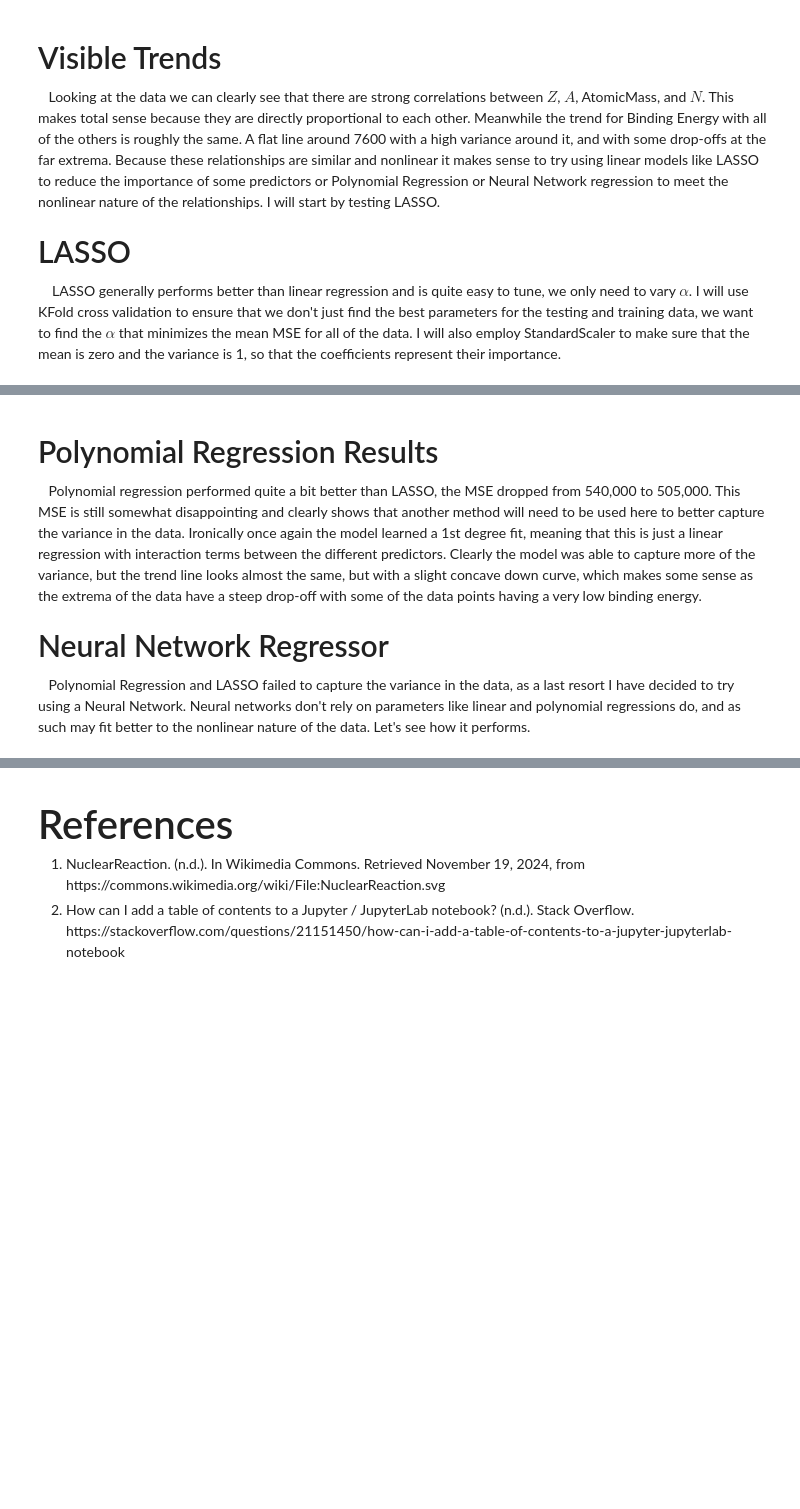
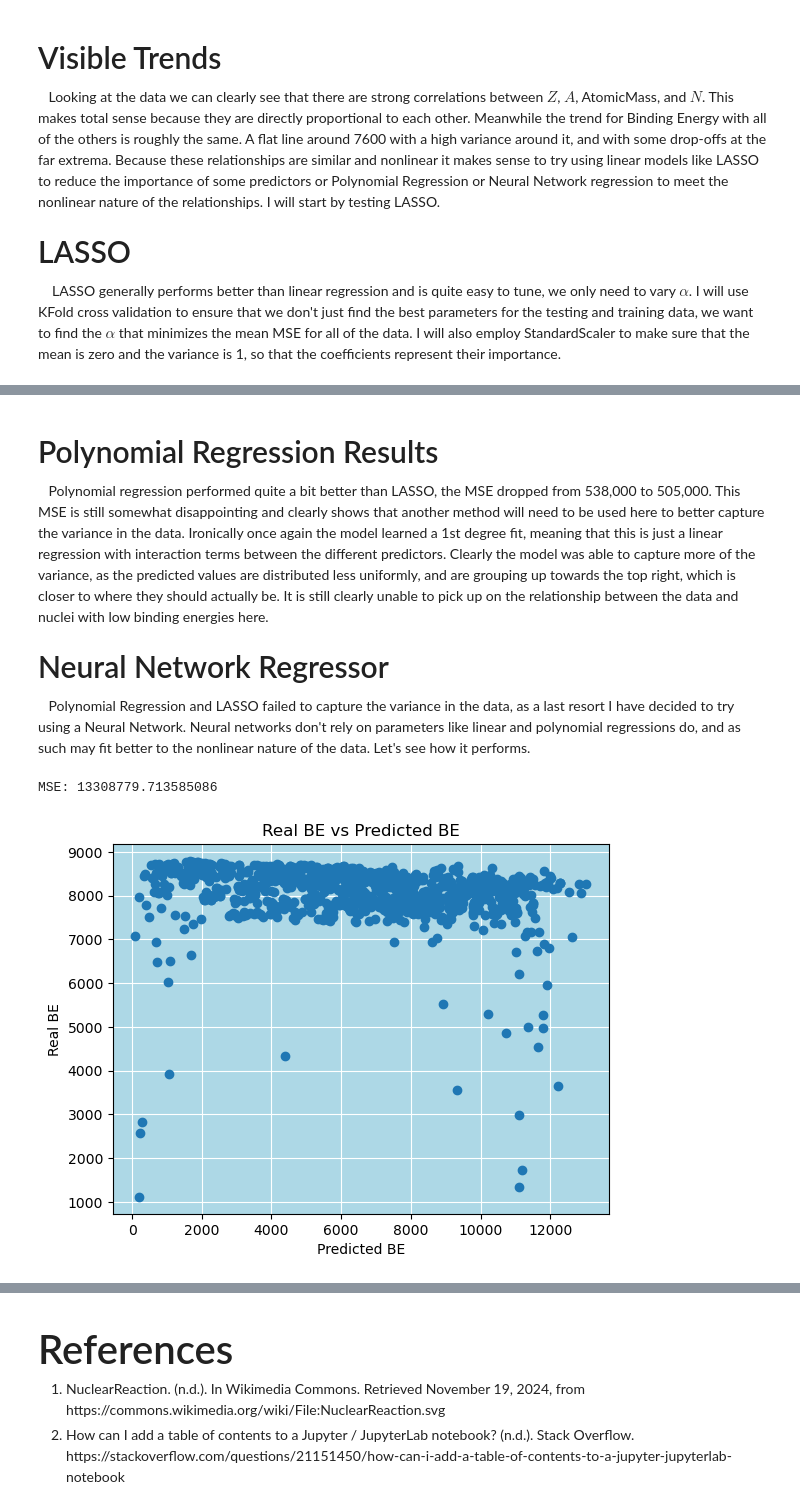
Before and after one commit to dobsonco/CMSE381_HO, a Jupyter notebook: Project.ipynb, the cells around one changed output, grey strips where cells are left out. Saved outputs shown, nothing was run; the diff lists cells and outputs as text; code cells hidden in the pictures; blank space fills up the shorter version.

```diff
--- a/Project.ipynb
+++ b/Project.ipynb
@@ -462,7 +631,7 @@ plt.legend();
 # %% [markdown]
 <h2 style='font-size:30px'> Polynomial Regression Results </h2><a id="poly_results"></a>
 
-&emsp;Polynomial regression performed quite a bit better than LASSO, the MSE dropped from 540,000 to 505,000. This MSE is still somewhat disappointing and clearly shows that another method will need to be used here to better capture the variance in the data. Ironically once again the model learned a 1st degree fit, meaning that this is just a linear regression with interaction terms between the different predictors. Clearly the model was able to capture more of the variance, but the trend line looks almost the same, but with a slight concave down curve, which makes some sense as the extrema of the data have a steep drop-off with some of the data points having a very low binding energy.
+&emsp;Polynomial regression performed quite a bit better than LASSO, the MSE dropped from 538,000 to 505,000. This MSE is still somewhat disappointing and clearly shows that another method will need to be used here to better capture the variance in the data. Ironically once again the model learned a 1st degree fit, meaning that this is just a linear regression with interaction terms between the different predictors. Clearly the model was able to capture more of the variance, as the predicted values are distributed less uniformly, and are grouping up towards the top right, which is closer to where they should actually be. It is still clearly unable to pick up on the relationship between the data and nuclei with low binding energies here.
 
 <h2 style='font-size:30px'> Neural Network Regressor </h2><a id="nn"></a>
 
@@ -470,19 +639,20 @@ plt.legend();
 # %%
 # Just testing the out of the box performance of the MLP Regressor, clearly we need to do some parameter tuning
 
 algo = MLPRegressor()
 algo.fit(X_train,y_train)
 
 yhat=algo.predict(X_test)
 
 print(f"MSE: {mean_squared_error(yhat,y_test)}")
 fig,ax = plt.subplots(nrows=1,ncols=1)
 ax.set_facecolor('#ADD8E6')
 ax.set_axisbelow(True)
 plt.grid(c='white')
-plt.scatter(X_test['N'],y_test,label="Real")
-plt.scatter(X_test['N'],yhat,label="Predicted")
-plt.title("BE vs N")
-plt.xlabel("N")
-plt.ylabel("BE")
-plt.legend();
+plt.scatter(yhat,y_test)
+plt.title("Real BE vs Predicted BE")
+plt.xlabel("Predicted BE")
+plt.ylabel("Real BE");
+# %% [output]
+MSE: 13308779.713585086
+[figure, added]
```
Also changed, not shown: parts of 39 cells of this notebook.
